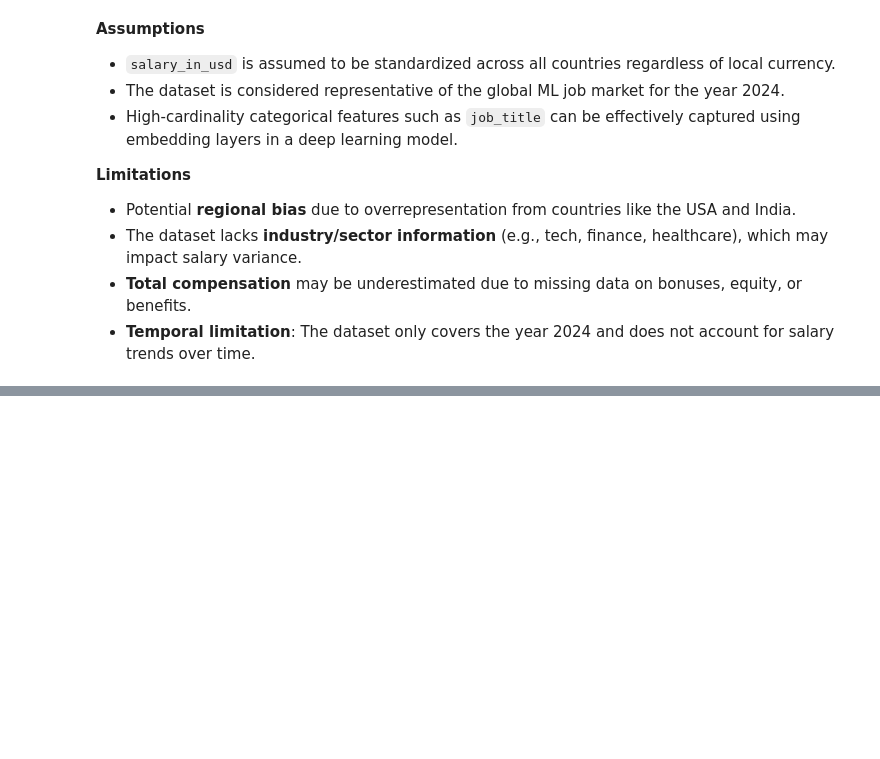
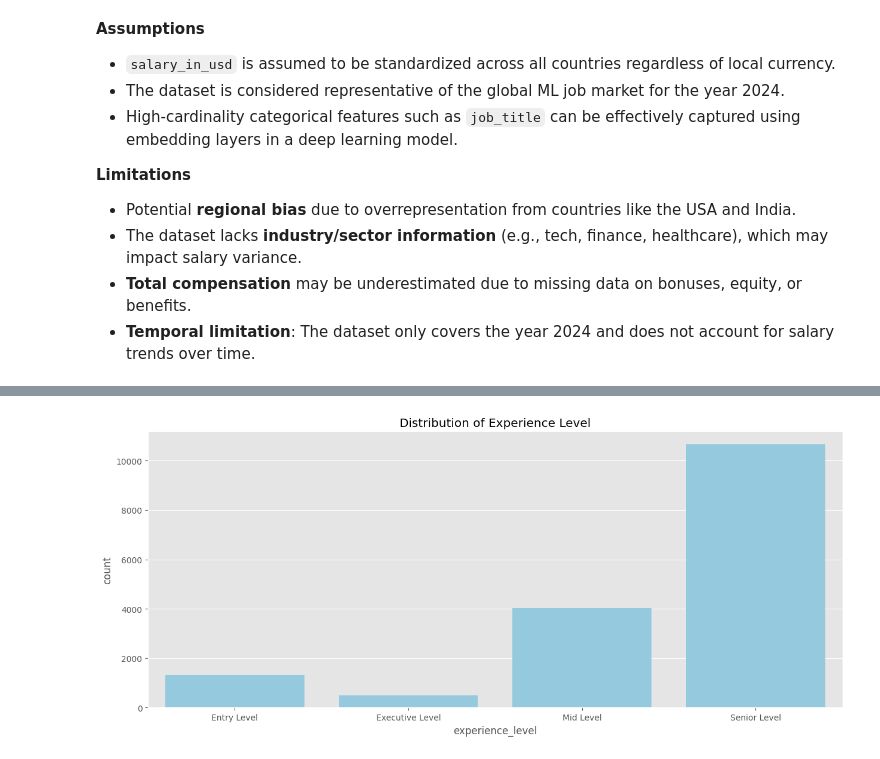
Before and after one commit to YanCotta/SDS-CP032-mlpaygrade, a Jupyter notebook: submissions/team-members/Teslim-Adeyanju/notebook.ipynb, the cells around one changed output, grey strips where cells are left out. Drawn from its saved outputs; the diff is of its cells as text; code cells hidden in the pictures; blank space fills up the shorter version.

```diff
--- a/submissions/team-members/Teslim-Adeyanju/notebook.ipynb
+++ b/submissions/team-members/Teslim-Adeyanju/notebook.ipynb
@@ -305,0 +444,8 @@ Number of unique values in company_size column:  3
+# %%
+# visualize the distribution of the experience_level column
+fig, ax = plt.subplots(figsize=(15, 6))
+sns.countplot(x='experience_level', data=df, color='skyblue')
+plt.title('Distribution of Experience Level')
+plt.show()
+# %% [output]
+[figure, added]
```
Also changed, not shown: parts of 77 cells of this notebook, 1 other file.
